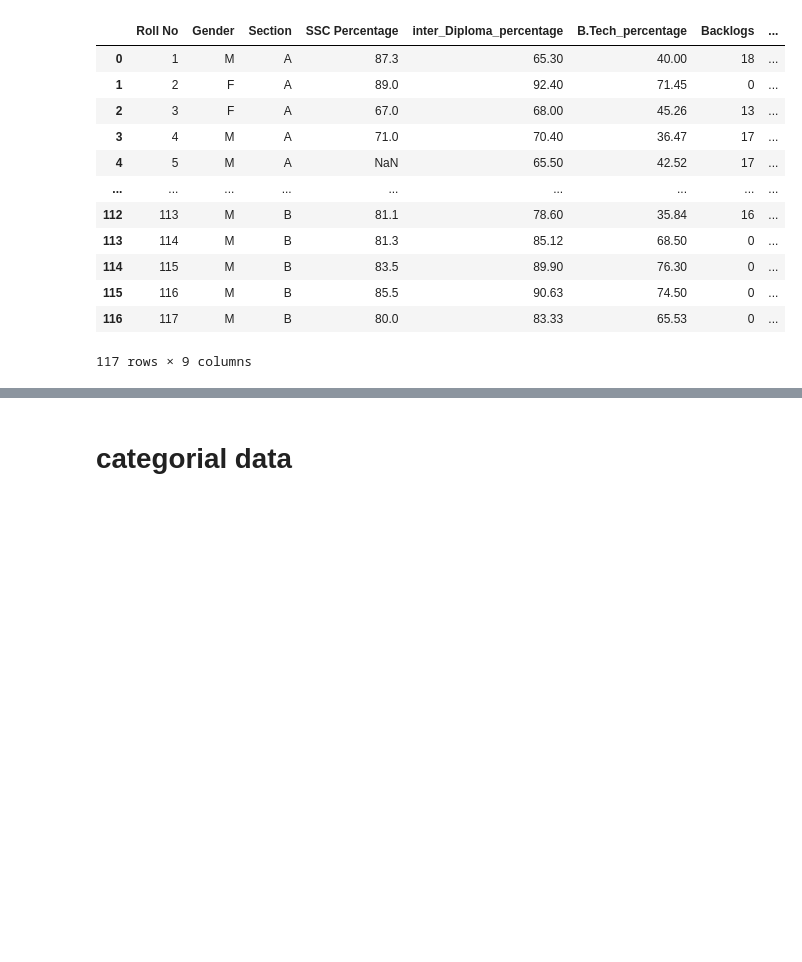
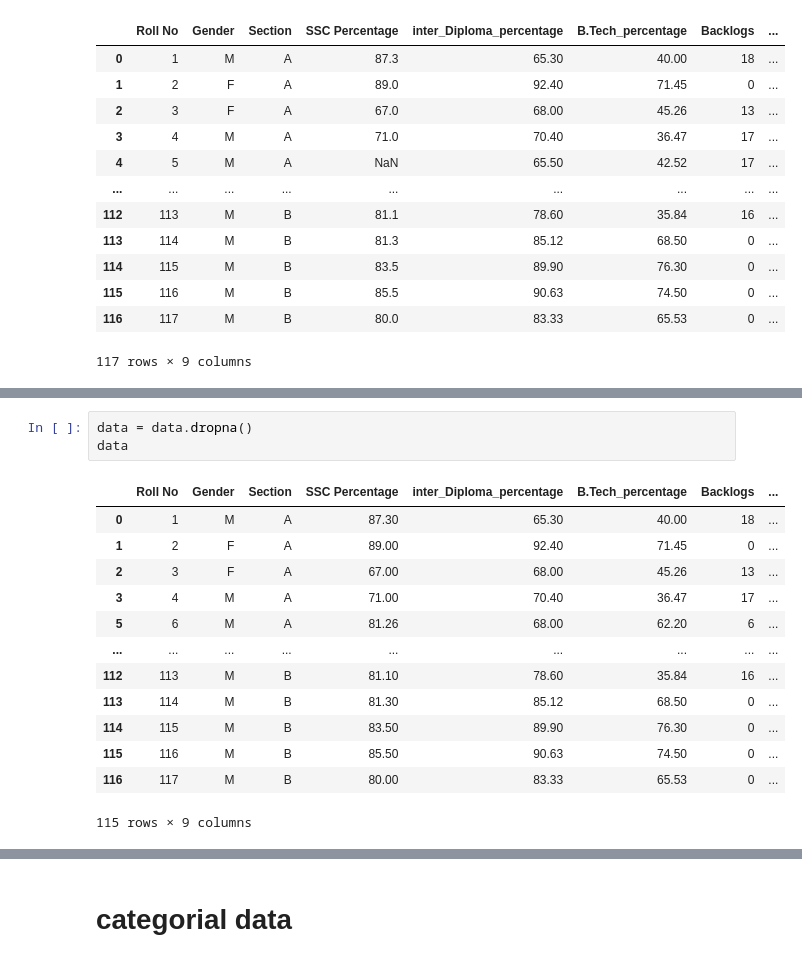
Before and after one commit to Varun-531/Data-Mining, a Jupyter notebook: DWDM_LAB.ipynb, the cells around one changed output, grey strips where cells are left out. Cells and saved outputs as stored; diff of their text form; blank space fills up the shorter version.

```diff
--- a/DWDM_LAB.ipynb
+++ b/DWDM_LAB.ipynb
@@ -22,0 +37,17 @@ data
+# %%
+data = data.dropna()
+data
+# %% [output]
+|  | Roll No | Gender | Section | SSC Percentage | inter_Diploma_percentage | B.Tech_percentage | Backlogs | ... |
+| 0 | 1 | M | A | 87.30 | 65.30 | 40.00 | 18 | ... |
+| 1 | 2 | F | A | 89.00 | 92.40 | 71.45 | 0 | ... |
+| 2 | 3 | F | A | 67.00 | 68.00 | 45.26 | 13 | ... |
+| 3 | 4 | M | A | 71.00 | 70.40 | 36.47 | 17 | ... |
+| 5 | 6 | M | A | 81.26 | 68.00 | 62.20 | 6 | ... |
+| ... | ... | ... | ... | ... | ... | ... | ... | ... |
+| 112 | 113 | M | B | 81.10 | 78.60 | 35.84 | 16 | ... |
+| 113 | 114 | M | B | 81.30 | 85.12 | 68.50 | 0 | ... |
+| 114 | 115 | M | B | 83.50 | 89.90 | 76.30 | 0 | ... |
+| 115 | 116 | M | B | 85.50 | 90.63 | 74.50 | 0 | ... |
+| 116 | 117 | M | B | 80.00 | 83.33 | 65.53 | 0 | ... |
+115 rows × 9 columns
```
Also changed, not shown: parts of 6 cells of this notebook.
